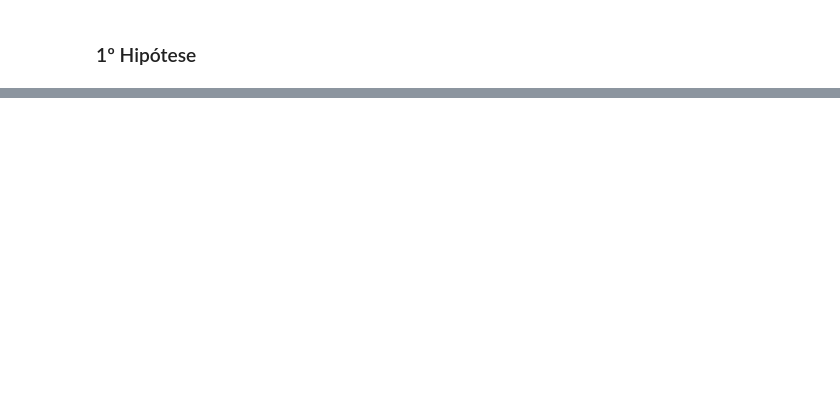
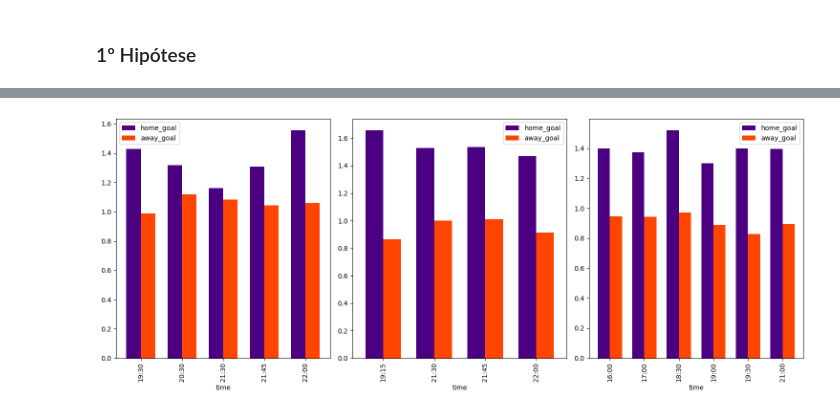
Before and after one commit to GabrielGrub/Trainee_FEA.dev, a Jupyter notebook: Projeto - Futebol Brasileiro/Projeto.ipynb, the cells around one changed output, grey strips where cells are left out. Cells and saved outputs as stored; diff of their text form; code cells hidden in the pictures; blank space fills up the shorter version.

```diff
--- a/Projeto - Futebol Brasileiro/Projeto.ipynb
+++ b/Projeto - Futebol Brasileiro/Projeto.ipynb
@@ -562,0 +602,15 @@ fig.update_layout(title='Gols na partida por horário',
+# %%
+fig, axes = plt.subplots(nrows=1, ncols=3, figsize=(15, 6))
+
+bar_width = 0.7
+
+horarios_filtrados_copa.plot(kind='bar', color=['Indigo', 'OrangeRed'], ax=axes[0], width=bar_width)
+horarios_filtrados_libertadores.plot(kind='bar', color=['Indigo', 'OrangeRed'], ax=axes[1], width=bar_width)
+horarios_filtrados_brasileirao.plot(kind='bar', color=['Indigo', 'OrangeRed'], ax=axes[2], width=bar_width)
+
+
+plt.tight_layout()
+
+plt.show()
+# %% [output]
+[figure, added]
```
Also changed, not shown: parts of 12 cells of this notebook.
